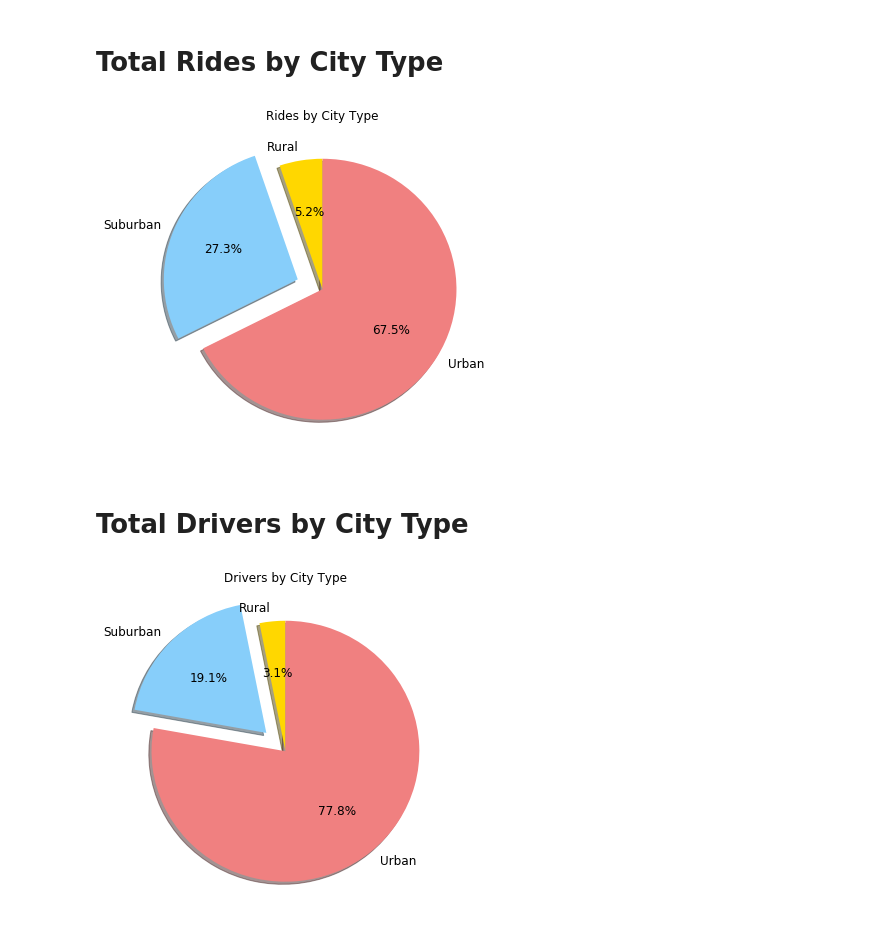
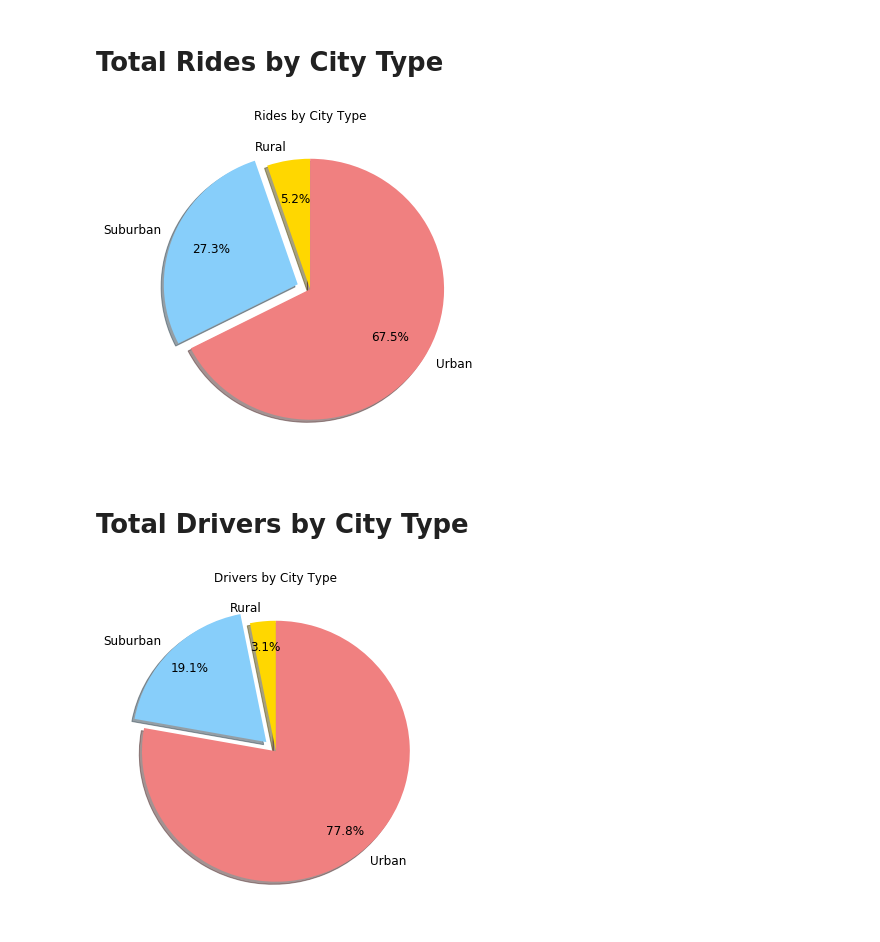
Before and after one commit to spencerrand/Ride-Sharing-Analysis, a Jupyter notebook: main.ipynb, the cells around one changed output. Cells and saved outputs as stored; diff of their text form; code cells hidden in the pictures.

```diff
--- a/main.ipynb
+++ b/main.ipynb
@@ -113,11 +118,12 @@ type_group = combined_df.groupby("type")
 fare_total_by_type = type_group["fare"].sum()
 
 pie_colors = ["gold", "lightskyblue","lightcoral"]
-pie_explode = (0,0.2,0)
+pie_explode = (0,0.1,0)
 
 # Create a pie chart based upon the trip duration of that single bike
 fare_pie = fare_total_by_type.plot(kind="pie", explode=pie_explode, colors=pie_colors, title="Fares by City Type",
-                                  startangle=90, shadow=True, autopct='%1.1f%%', figsize=(6, 6), fontsize=12)
+                                  startangle=90, shadow=True, autopct='%1.1f%%', figsize=(6, 6), fontsize=12,
+                                  pctdistance=0.7)
 
 # Remove label on y axis
 fare_pie.set_ylabel('')
@@ -135,32 +141,34 @@ ride_total_by_type = type_group["ride_id"].count()
 
 # Create a pie chart based upon the trip duration of that single bike
 ride_pie = ride_total_by_type.plot(kind="pie", explode=pie_explode, colors=pie_colors, title="Rides by City Type",
-                                  startangle=90, shadow=True, autopct='%1.1f%%', figsize=(6, 6), fontsize=12)
+                                  startangle=90, shadow=True, autopct='%1.1f%%', figsize=(6, 6), fontsize=12,
+                                  pctdistance=0.7)
 
 # Remove label on y axis
 ride_pie.set_ylabel('')
 
 plt.show()
 # %% [output]
-[figure, old version]
+[figure, new version]
 # %% [markdown]
 <h1>Total Drivers by City Type</h1>
 # %%
 # This section displays a pie chart of drivers by city type
 
 # Group the combined dataframe by type
 driver_group = city_data_df.groupby("type")
 
 # Sum up fares by type
 driver_total_by_type = driver_group["driver_count"].sum()
 
 # Create a pie chart based upon the trip duration of that single bike
 driver_pie = driver_total_by_type.plot(kind="pie", explode=pie_explode, colors=pie_colors, title="Drivers by City Type",
-                                  startangle=90, shadow=True, autopct='%1.1f%%', figsize=(6, 6), fontsize=12)
+                                      startangle=90, shadow=True, autopct='%1.1f%%', figsize=(6, 6), fontsize=12,
+                                      pctdistance=0.8)
 
 # Remove label on y axis
 driver_pie.set_ylabel('')
 
 plt.show()
 # %% [output]
-[figure, old version]
+[figure, new version]
```
Also changed, not shown: parts of 3 cells of this notebook.
